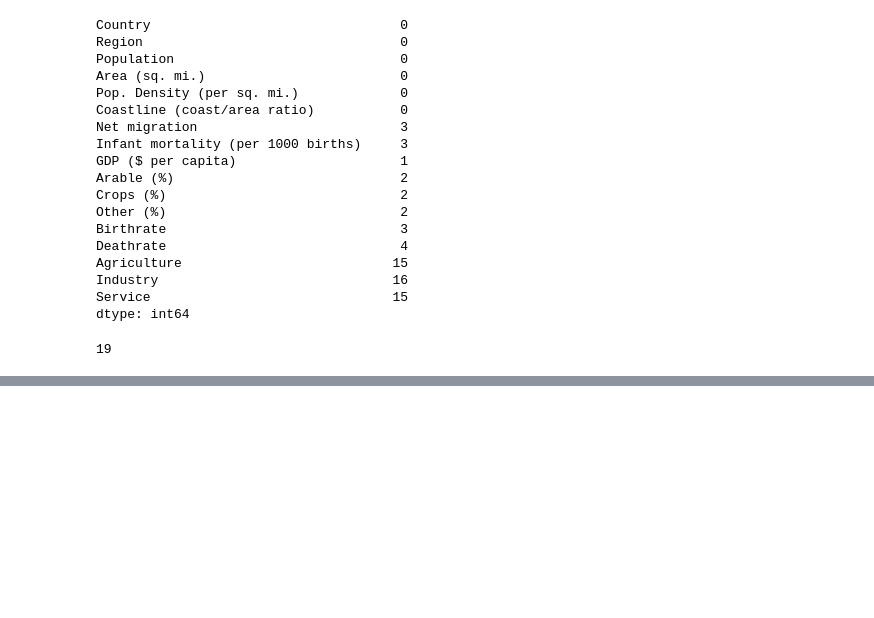
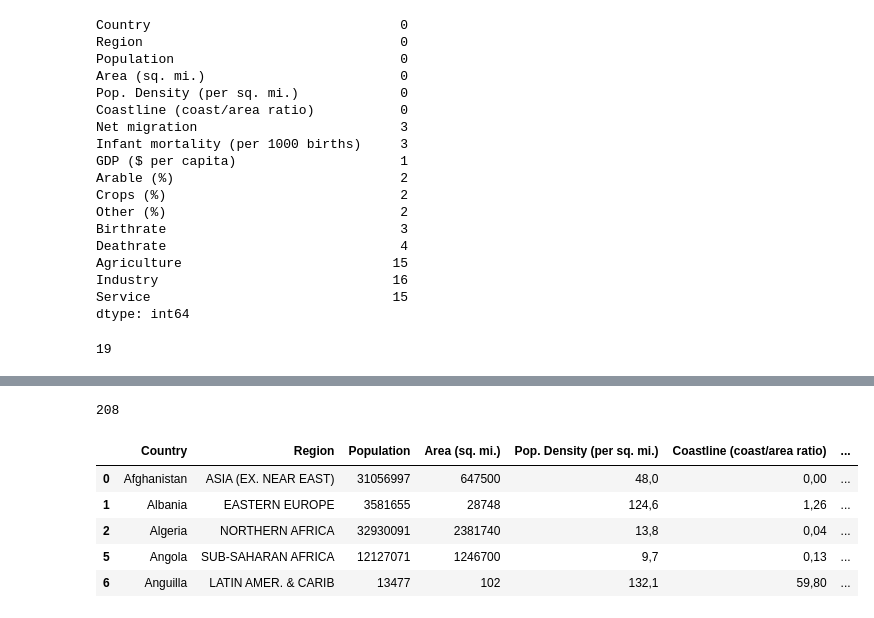
Before and after one commit to amitrani6/Naive_Bayes_Classifier_Coutries, a Jupyter notebook: Naive Bayes Classifier Continents.ipynb, the cells around one changed output, grey strips where cells are left out. Drawn from its saved outputs; the diff is of its cells as text; code cells hidden in the pictures; blank space fills up the shorter version.

Commit message:
Added cleaned data frame and replaced region names

```diff
--- a/Naive Bayes Classifier Continents.ipynb
+++ b/Naive Bayes Classifier Continents.ipynb
@@ -85,6 +85,8 @@ dtype: int64
 len(countries_clean[countries_clean.isna().any(axis=1)])
 # %% [output]
 19
+# %%
+countries_clean = countries_clean.dropna()
 # %%
 countries_clean.shape
 # %% [output]
@@ -97,0 +127,13 @@ countries_clean[pd.notnull(df['Gender'])]
+# %%
+countries_clean['Region'].count()
+# %% [output]
+208
+# %%
+countries_clean.head()
+# %% [output]
+|  | Country | Region | Population | Area (sq. mi.) | Pop. Density (per sq. mi.) | Coastline (coast/area ratio) | ... |
+| 0 | Afghanistan | ASIA (EX. NEAR EAST) | 31056997 | 647500 | 48,0 | 0,00 | ... |
+| 1 | Albania | EASTERN EUROPE | 3581655 | 28748 | 124,6 | 1,26 | ... |
+| 2 | Algeria | NORTHERN AFRICA | 32930091 | 2381740 | 13,8 | 0,04 | ... |
+| 5 | Angola | SUB-SAHARAN AFRICA | 12127071 | 1246700 | 9,7 | 0,13 | ... |
+| 6 | Anguilla | LATIN AMER. & CARIB | 13477 | 102 | 132,1 | 59,80 | ... |
```
Also changed, not shown: parts of 12 cells of this notebook.
